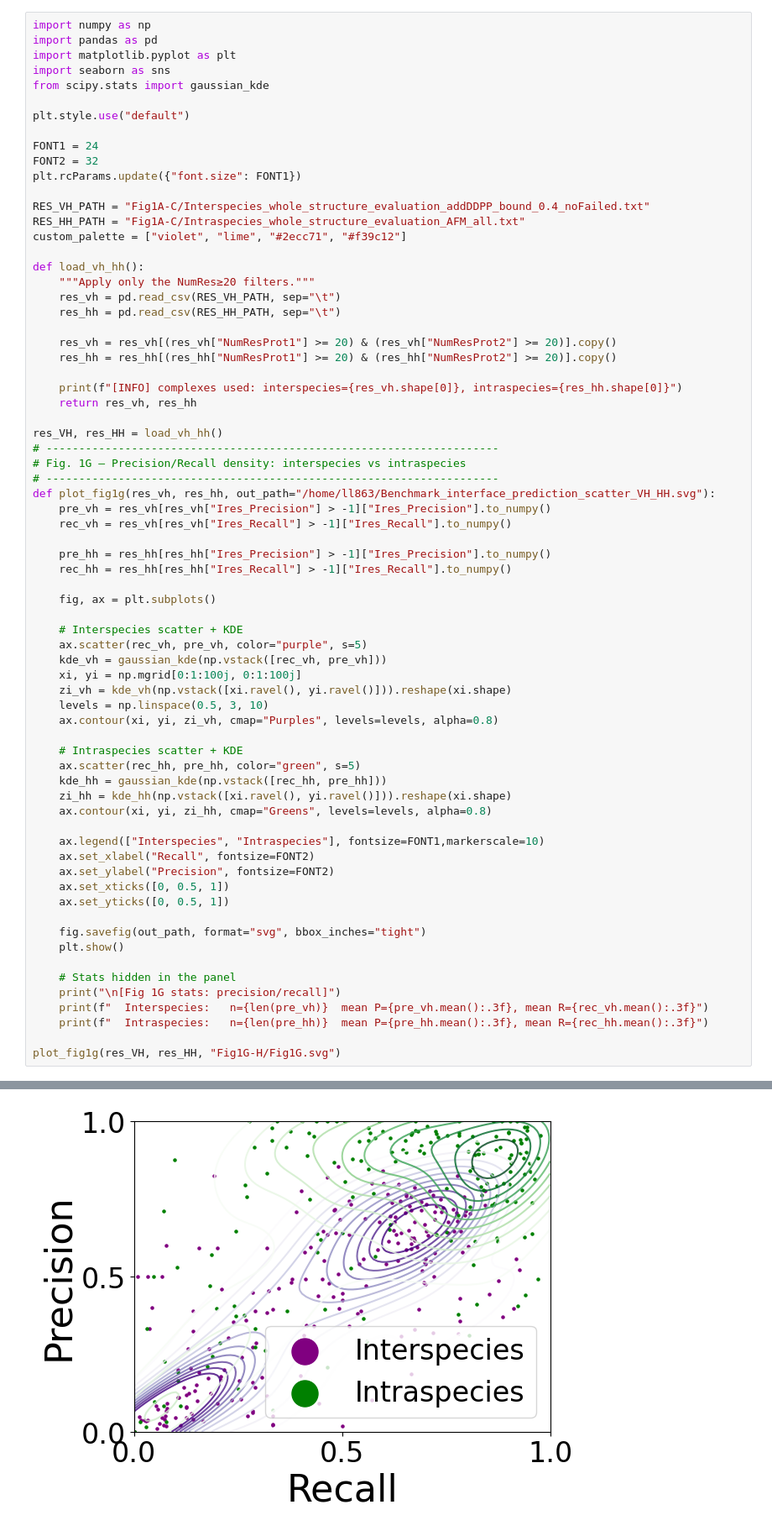
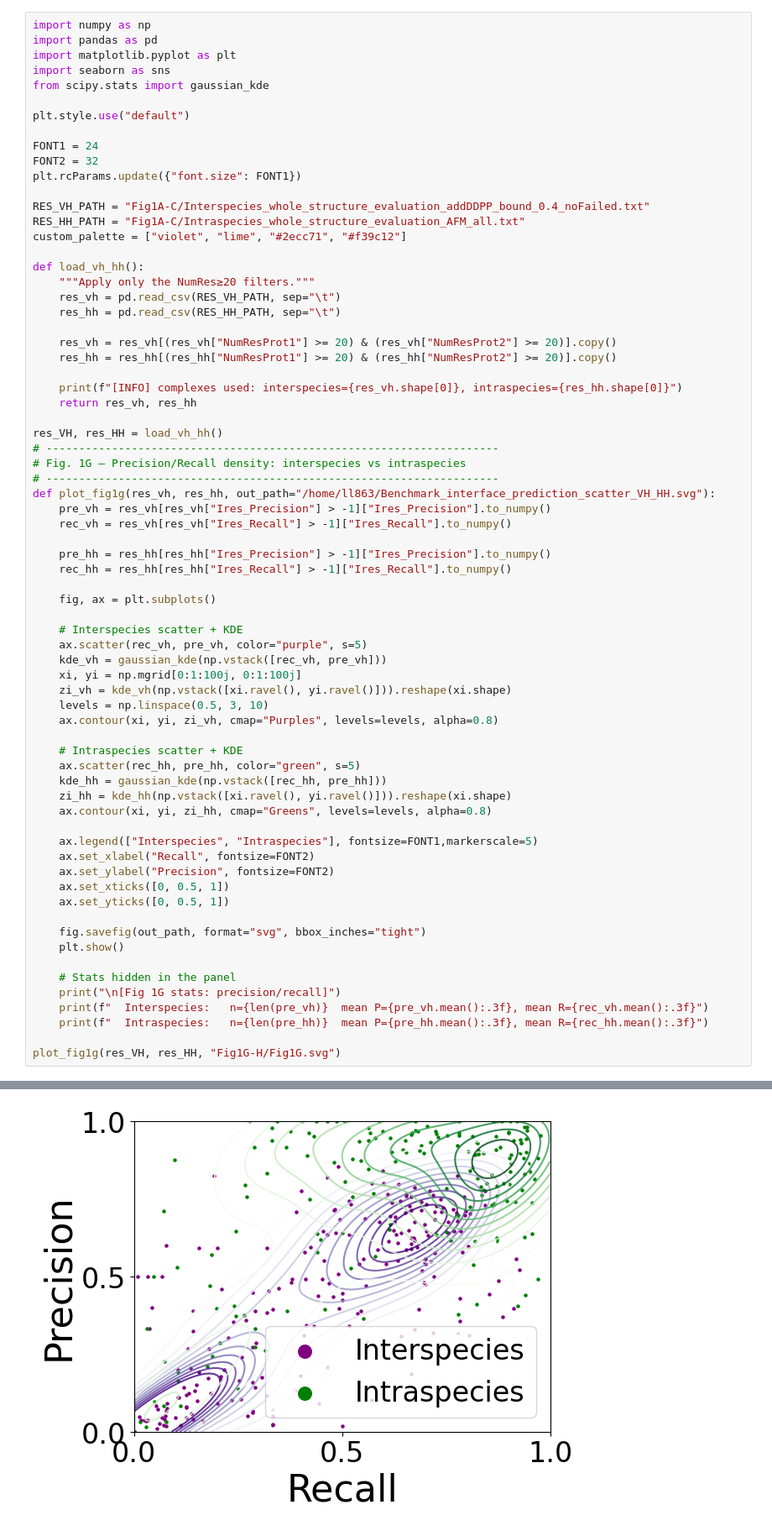
Before and after one commit to haiyuan-yu-lab/3D-Viral-Human, a Jupyter notebook: Raw-data-notebook/Fig1G-H+S1B-C.ipynb, the cells around one changed output, grey strips where cells are left out. Shown: that part at 84% size. Cells and saved outputs as stored; diff of their text form.

```diff
--- a/Raw-data-notebook/Fig1G-H+S1B-C.ipynb
+++ b/Raw-data-notebook/Fig1G-H+S1B-C.ipynb
@@ -42,35 +42,35 @@ def plot_fig1g(res_vh, res_hh, out_path="/home/ll863/Benchmark_interface_predict
     # Interspecies scatter + KDE
     ax.scatter(rec_vh, pre_vh, color="purple", s=5)
     kde_vh = gaussian_kde(np.vstack([rec_vh, pre_vh]))
     xi, yi = np.mgrid[0:1:100j, 0:1:100j]
     zi_vh = kde_vh(np.vstack([xi.ravel(), yi.ravel()])).reshape(xi.shape)
     levels = np.linspace(0.5, 3, 10)
     ax.contour(xi, yi, zi_vh, cmap="Purples", levels=levels, alpha=0.8)
 
     # Intraspecies scatter + KDE
     ax.scatter(rec_hh, pre_hh, color="green", s=5)
     kde_hh = gaussian_kde(np.vstack([rec_hh, pre_hh]))
     zi_hh = kde_hh(np.vstack([xi.ravel(), yi.ravel()])).reshape(xi.shape)
     ax.contour(xi, yi, zi_hh, cmap="Greens", levels=levels, alpha=0.8)
 
-    ax.legend(["Interspecies", "Intraspecies"], fontsize=FONT1,markerscale=10)
+    ax.legend(["Interspecies", "Intraspecies"], fontsize=FONT1,markerscale=5)
     ax.set_xlabel("Recall", fontsize=FONT2)
     ax.set_ylabel("Precision", fontsize=FONT2)
     ax.set_xticks([0, 0.5, 1])
     ax.set_yticks([0, 0.5, 1])
 
     fig.savefig(out_path, format="svg", bbox_inches="tight")
     plt.show()
 
     # Stats hidden in the panel
     print("\n[Fig 1G stats: precision/recall]")
     print(f"  Interspecies:   n={len(pre_vh)}  mean P={pre_vh.mean():.3f}, mean R={rec_vh.mean():.3f}")
     print(f"  Intraspecies:   n={len(pre_hh)}  mean P={pre_hh.mean():.3f}, mean R={rec_hh.mean():.3f}")
 
 plot_fig1g(res_VH, res_HH, "Fig1G-H/Fig1G.svg")
 # %% [output]
 [INFO] complexes used: interspecies=283, intraspecies=185
-[figure, old version]
+[figure, new version]
 [Fig 1G stats: precision/recall]
   Interspecies:   n=239  mean P=0.387, mean R=0.402
   Intraspecies:   n=183  mean P=0.711, mean R=0.601
```
Also changed, not shown: parts of 1 cell of this notebook.
